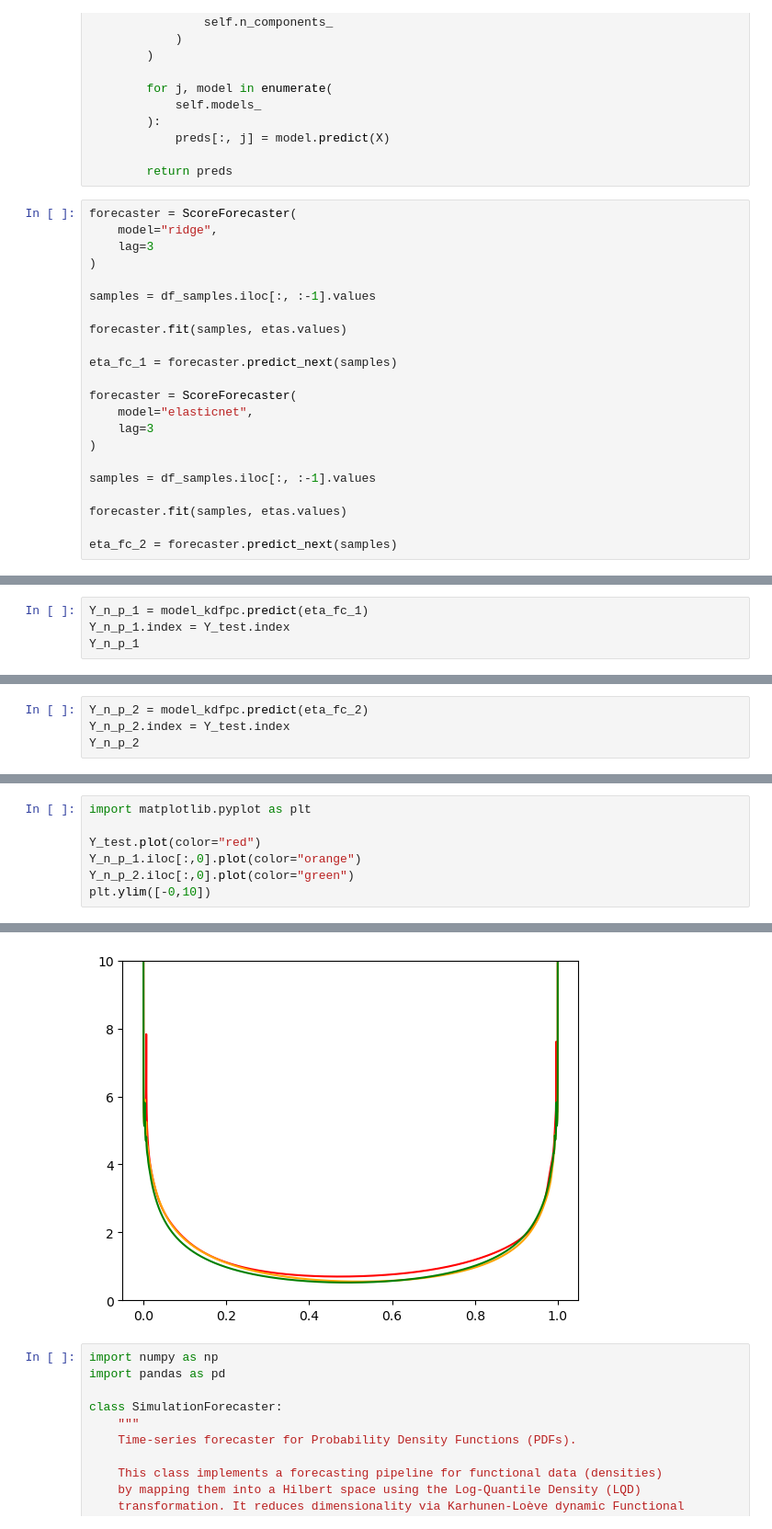
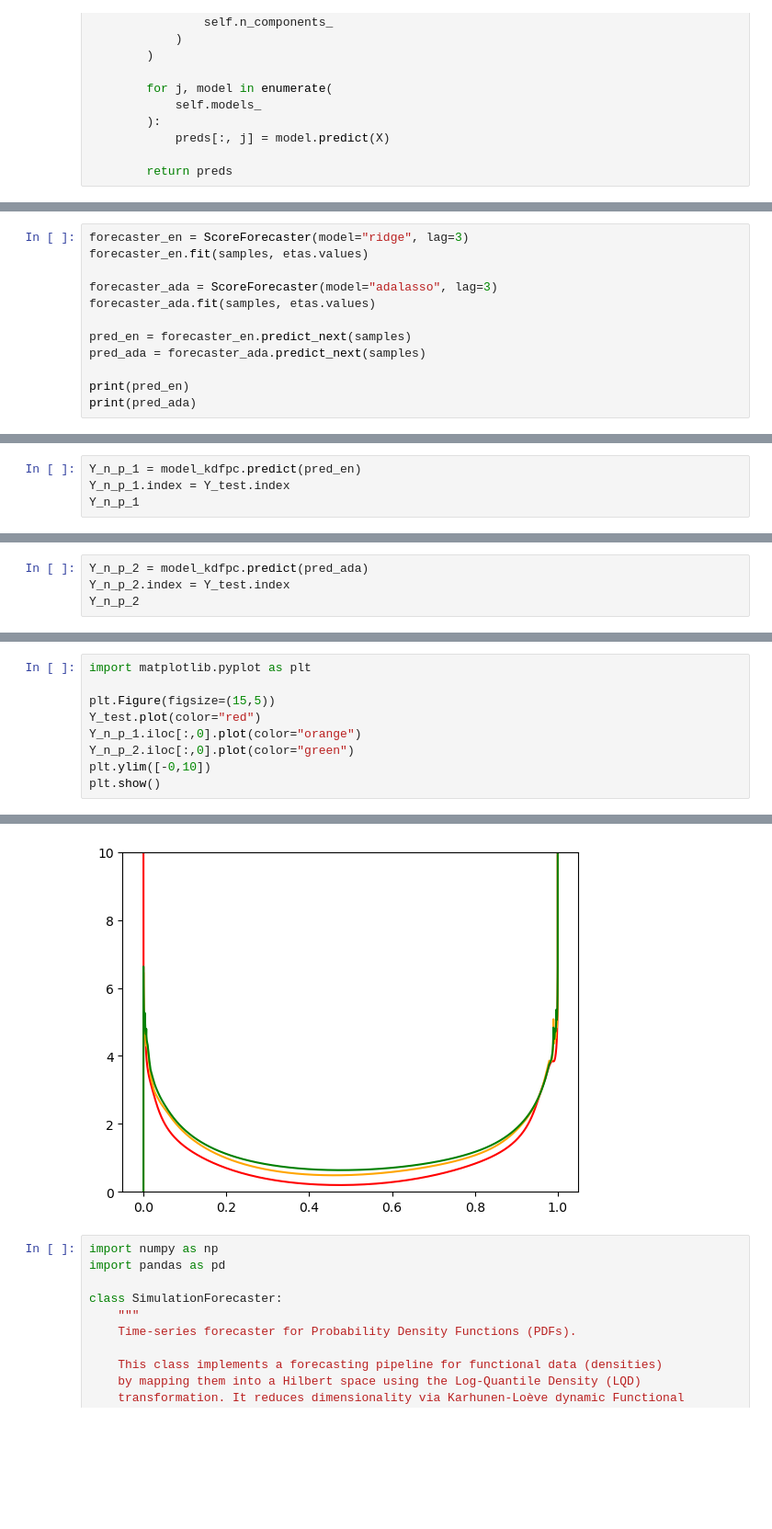
Before and after one commit to matheus-vizzotto/densities4risk, a Jupyter notebook: notebooks/development/scores_prediction.ipynb, the cells around one changed output, grey strips where cells are left out. Shown at 92% size. Cells and saved outputs as stored; diff of their text form; blank space fills up the shorter version.

```diff
--- a/notebooks/development/scores_prediction.ipynb
+++ b/notebooks/development/scores_prediction.ipynb
@@ -704,25 +431,3 @@ class ScoreForecaster:
             preds[:, j] = model.predict(X)
 
         return preds
-# %%
-forecaster = ScoreForecaster(
-    model="ridge",
-    lag=3
-)
-
-samples = df_samples.iloc[:, :-1].values
-
-forecaster.fit(samples, etas.values)
-
-eta_fc_1 = forecaster.predict_next(samples)
-
-forecaster = ScoreForecaster(
-    model="elasticnet",
-    lag=3
-)
-
-samples = df_samples.iloc[:, :-1].values
-
-forecaster.fit(samples, etas.values)
-
-eta_fc_2 = forecaster.predict_next(samples)
@@ -760,0 +692,12 @@ model_kdfpc.psihat
+# %%
+forecaster_en = ScoreForecaster(model="ridge", lag=3)
+forecaster_en.fit(samples, etas.values)
+
+forecaster_ada = ScoreForecaster(model="adalasso", lag=3)
+forecaster_ada.fit(samples, etas.values)
+
+pred_en = forecaster_en.predict_next(samples)
+pred_ada = forecaster_ada.predict_next(samples)
+
+print(pred_en)
+print(pred_ada)
@@ -761,5 +711,5 @@ model_kdfpc.psihat
 # %%
-Y_n_p_1 = model_kdfpc.predict(eta_fc_1)
+Y_n_p_1 = model_kdfpc.predict(pred_en)
 Y_n_p_1.index = Y_test.index
 Y_n_p_1
 # %% [output]
@@ -778,6 +728,6 @@ Y_n_p_1
 5001 rows × 1 columns
 # %%
-Y_n_p_2 = model_kdfpc.predict(eta_fc_2)
+Y_n_p_2 = model_kdfpc.predict(pred_ada)
 Y_n_p_2.index = Y_test.index
 Y_n_p_2
 # %% [output]
@@ -797,8 +747,10 @@ Y_n_p_2
 # %%
 import matplotlib.pyplot as plt
 
+plt.Figure(figsize=(15,5))
 Y_test.plot(color="red")
 Y_n_p_1.iloc[:,0].plot(color="orange")
 Y_n_p_2.iloc[:,0].plot(color="green")
 plt.ylim([-0,10])
+plt.show()
 # %% [output]
@@ -806,4 +757,4 @@ plt.ylim([-0,10])
-[figure, old version]
+[figure, new version]
 # %%
 import numpy as np
 import pandas as pd
```
Also changed, not shown: parts of 14 cells of this notebook, 8 other files.
